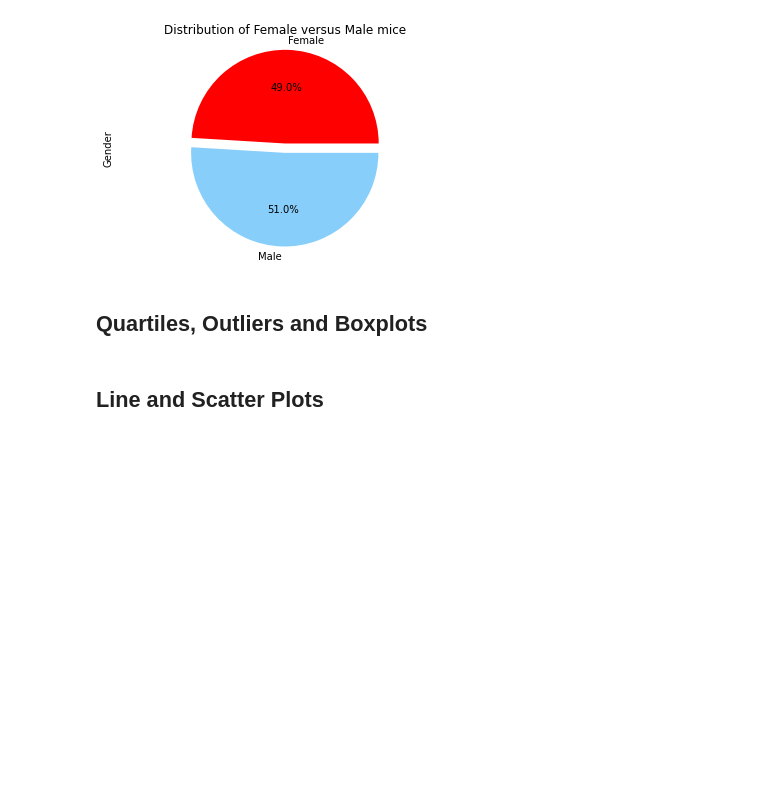
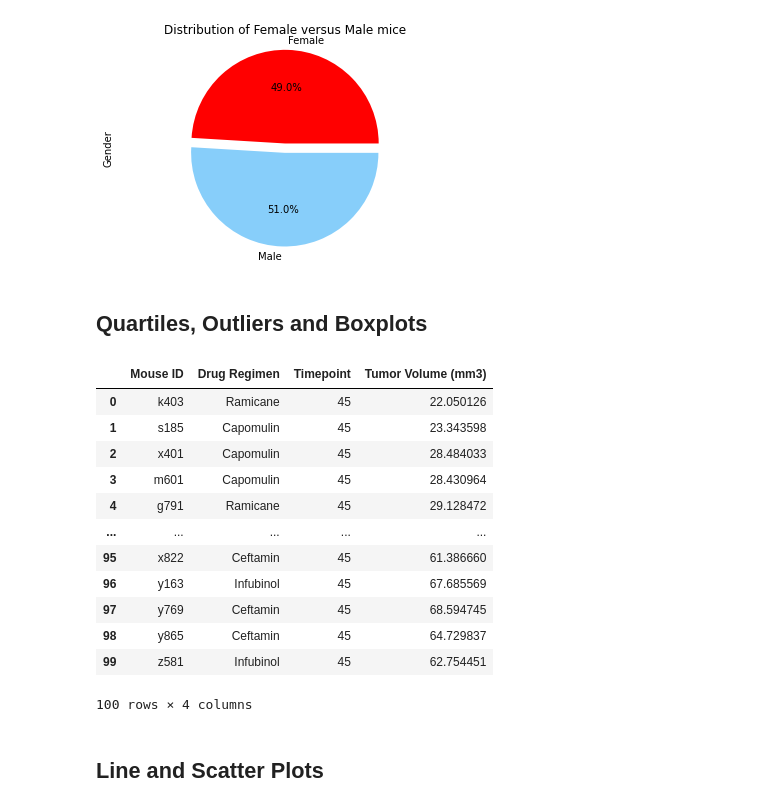
Before and after one commit to Ainash-Toleu/matplotlib-challenge, a Jupyter notebook: pymaceuticals_starter.ipynb, the cells around one changed output. Drawn from its saved outputs; the diff is of its cells as text; code cells hidden in the pictures; blank space fills up the shorter version.

Commit message:
Calculated the final tumor volume of each mouse across four of the treatment regimens

```diff
--- a/pymaceuticals_starter.ipynb
+++ b/pymaceuticals_starter.ipynb
@@ -206,11 +203,26 @@ plt.axis("equal")
 # %%
 # Calculate the final tumor volume of each mouse across four of the treatment regimens:
 # Capomulin, Ramicane, Infubinol, and Ceftamin
-
-# Start by getting the last (greatest) timepoint for each mouse
-
-
+four_regimens = unique_mouse_data[unique_mouse_data["Drug Regimen"].isin(["Capomulin", "Ramicane", "Infubinol", "Ceftamin"])]
+# # Start by getting the last (greatest) timepoint for each mouse
+last_timepoint = four_regimens.groupby('Mouse ID').max()["Timepoint"]
 # Merge this group df with the original dataframe to get the tumor volume at the last timepoint
+last_df = pd.merge(four_regimens, last_timepoint, on=("Mouse ID", "Timepoint"))
+last_df[["Mouse ID", "Drug Regimen", "Timepoint","Tumor Volume (mm3)"]]
+# %% [output]
+|  | Mouse ID | Drug Regimen | Timepoint | Tumor Volume (mm3) |
+| 0 | k403 | Ramicane | 45 | 22.050126 |
+| 1 | s185 | Capomulin | 45 | 23.343598 |
+| 2 | x401 | Capomulin | 45 | 28.484033 |
+| 3 | m601 | Capomulin | 45 | 28.430964 |
+| 4 | g791 | Ramicane | 45 | 29.128472 |
+| ... | ... | ... | ... | ... |
+| 95 | x822 | Ceftamin | 45 | 61.386660 |
+| 96 | y163 | Infubinol | 45 | 67.685569 |
+| 97 | y769 | Ceftamin | 45 | 68.594745 |
+| 98 | y865 | Ceftamin | 45 | 64.729837 |
+| 99 | z581 | Infubinol | 45 | 62.754451 |
+100 rows × 4 columns
 # %%
 # Put treatments into a list for for loop (and later for plot labels)
 
```
Also changed, not shown: parts of 1 cell of this notebook.
